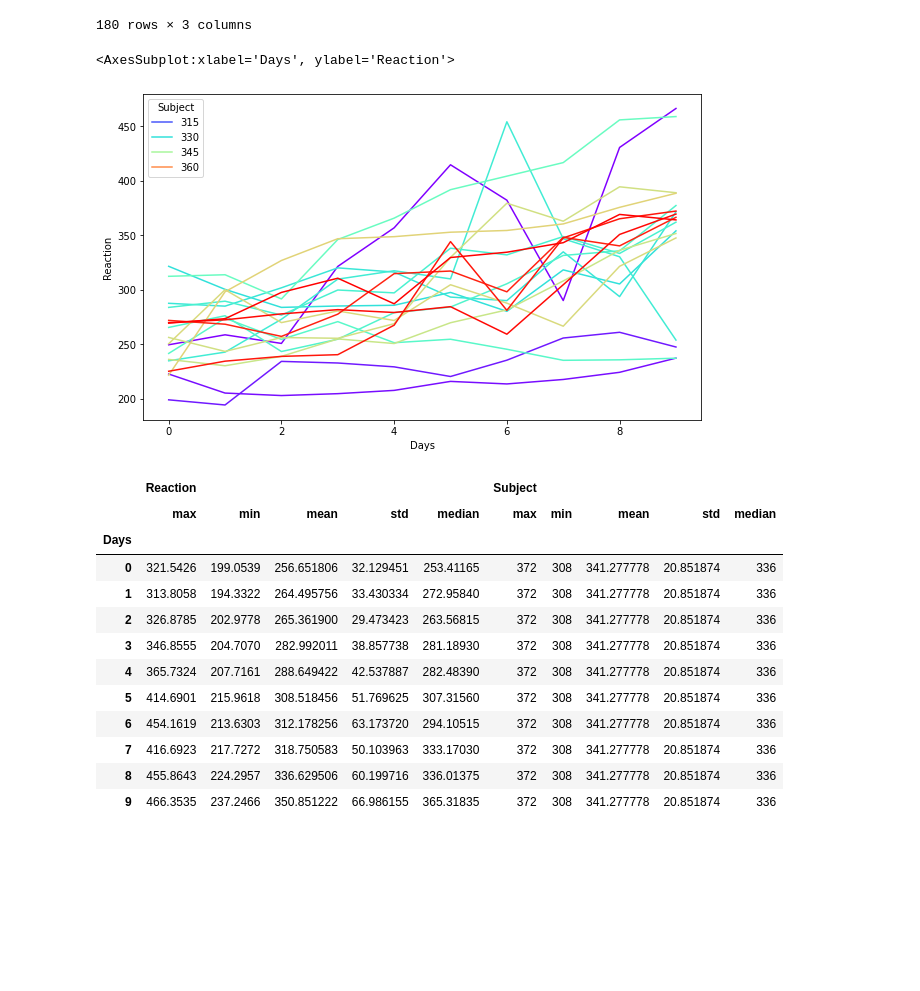
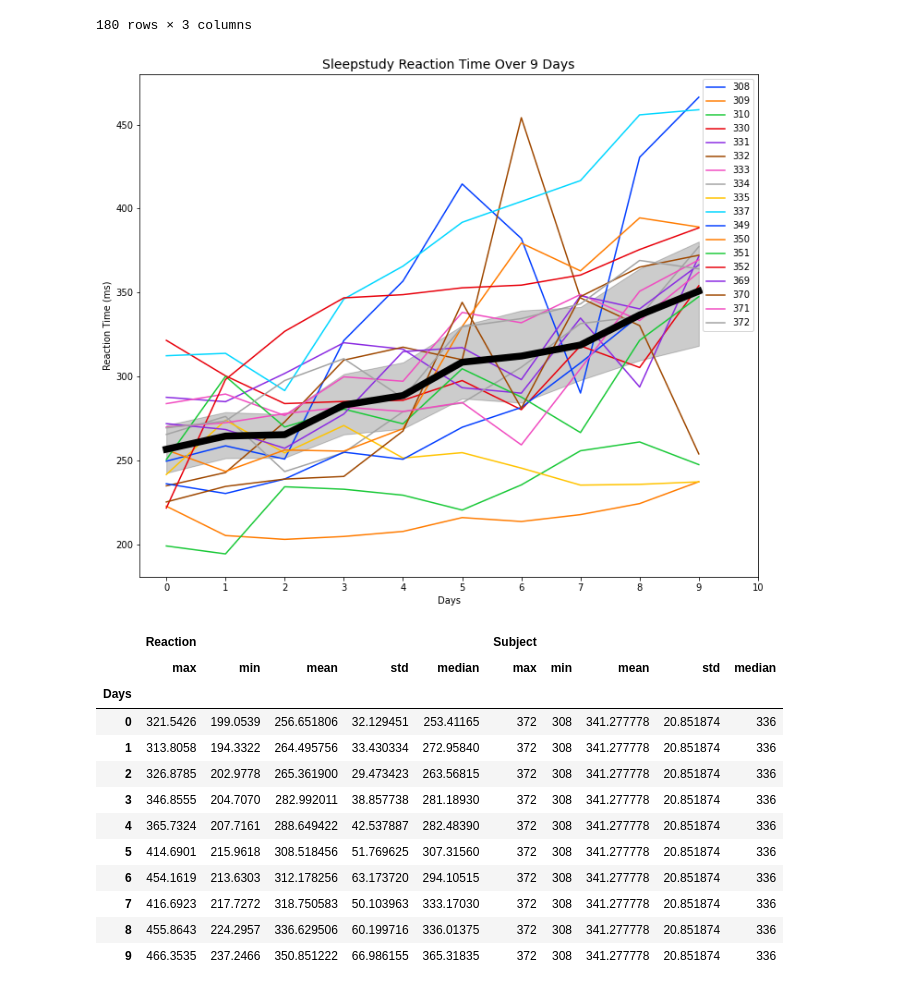
Before and after one commit to DBerchelmann/numpy-pandas-visualization-exercises, a Jupyter notebook: seaborn_exercises.ipynb, the cells around one changed output. Cells and saved outputs as stored; diff of their text form; code cells hidden in the pictures; blank space fills up the shorter version.

```diff
--- a/seaborn_exercises.ipynb
+++ b/seaborn_exercises.ipynb
@@ -426,14 +426,24 @@ sleepstudy
 | 179 | 369.1417 | 8 | 372 |
 | 180 | 364.1236 | 9 | 372 |
 180 rows × 3 columns
-# %%
-plt.figure(figsize = (10,6))
-
-
-sns.lineplot(data = sleepstudy, x = 'Days', y = 'Reaction', hue = 'Subject', palette = 'rainbow')
-# %% [output]
-<AxesSubplot:xlabel='Days', ylabel='Reaction'>
-[figure, removed]
+# %%
+plt.figure(figsize = (12,10))
+
+
+sns.lineplot(data = sleepstudy, x = 'Days', y = 'Reaction', hue = 'Subject', palette = 'bright', legend = 'full')
+
+sns.lineplot(data = sleepstudy, x = 'Days', y = 'Reaction', estimator = 'mean', color = 'black', linewidth = 7.5)
+
+plt.title('Sleepstudy Reaction Time Over 9 Days', fontsize = 14)
+
+plt.xlabel('Days', fontsize = 10)
+plt.ylabel('Reaction Time (ms)', fontsize = 10)
+
+plt.xticks([0, 1, 2, 3, 4, 5, 6, 7, 8, 9, 10])
+plt.yticks([200, 250, 300, 350, 400, 450])
+plt.show()
+# %% [output]
+[figure, added]
 # %%
 sleepstudy.groupby('Days').agg(['max', 'min', 'mean', 'std', 'median'])
 # %% [output]
```
